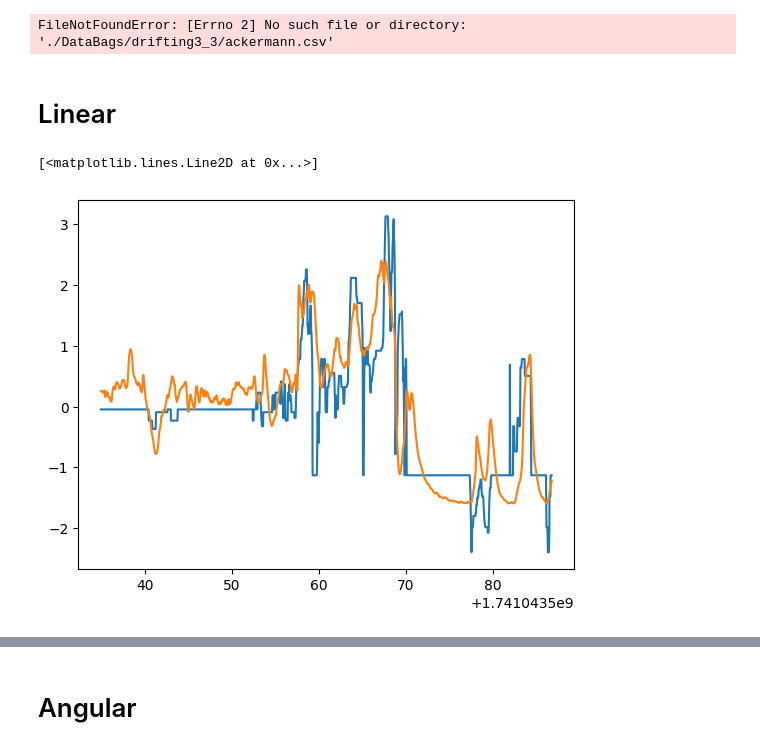
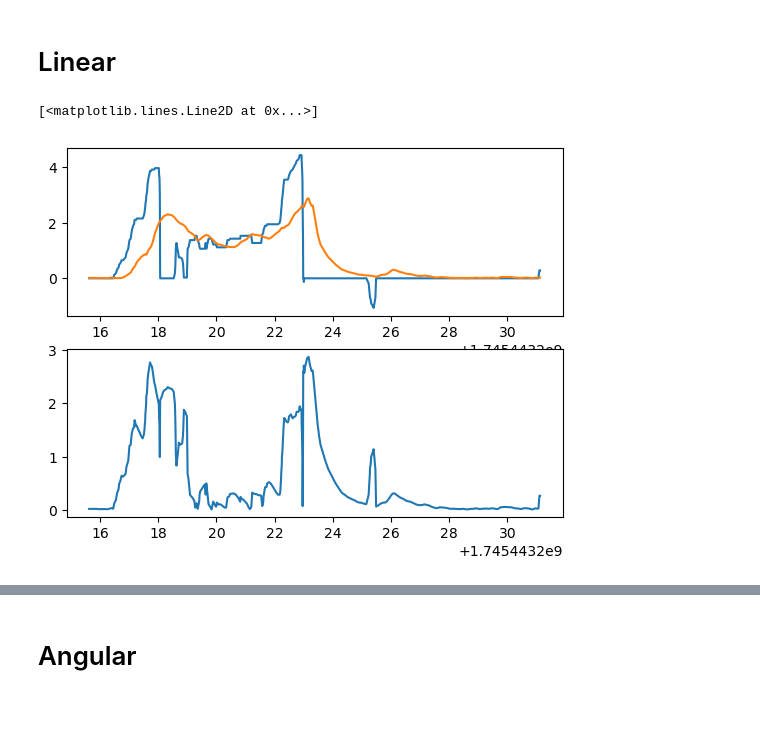
Before and after one commit to Trustworthy-Engineered-Autonomy-Lab/RoboRacer, a Jupyter notebook: drift_detection.ipynb, the cells around one changed output, grey strips where cells are left out. Saved outputs shown, nothing was run; the diff lists cells and outputs as text; code cells hidden in the pictures; blank space fills up the shorter version.

```diff
--- a/drift_detection.ipynb
+++ b/drift_detection.ipynb
@@ -5,7 +5,7 @@ import matplotlib.pyplot as plt
 import numpy as np
 # %%
 # Load CSVs
-path = './DataBags/drifting3_3'
+path = './multi_surface_track_1_1'
 
 # Linear
 ackermann = pd.read_csv(f'{path}/ackermann.csv')
@@ -13,8 +13,9 @@ odomfil = pd.read_csv(f'{path}/odomfil.csv')
 
 # Angular
 imu = pd.read_csv(f'{path}/imu.csv')
+
+# IDEK
+stack_odom = pd.read_csv(f'{path}/odom_drift.csv')
-# %% [output]
-FileNotFoundError: [Errno 2] No such file or directory: './DataBags/drifting3_3/ackermann.csv'
 # %% [markdown]
 # Linear
 # %%
@@ -23,25 +25,32 @@ odomfil_sorted = odomfil.sort_values(['sec', 'nanosec'], ignore_index=True)
 # %%
 from sklearn.preprocessing import StandardScaler
 from math import atan2, asin
 
 # Scale throttle['speed'] and odom velocity
-scaler = StandardScaler()
-scaler.fit(throttle_sorted['speed'].values.reshape(-1, 1))
-throttle_scaled = scaler.transform(throttle_sorted['speed'].values.reshape(-1, 1)).squeeze(axis=-1)
+#scaler = StandardScaler()
+#scaler.fit(throttle_sorted['speed'].values.reshape(-1, 1))
+#throttle_scaled = scaler.transform(throttle_sorted['speed'].values.reshape(-1, 1)).squeeze(axis=-1)
+throttle_scaled = throttle_sorted['speed']
 
 # Combine x and y
 odomfil_comb = np.sqrt((odomfil_sorted['twist_linear_y'] ** 2) + (odomfil_sorted['twist_linear_x'] ** 2))
 
-scaler.fit(odomfil_comb.values.reshape(-1, 1))
-odomfil_scaled = scaler.transform(odomfil_comb.values.reshape(-1, 1)).squeeze(axis=-1)
+#scaler.fit(odomfil_comb.values.reshape(-1, 1))
+#odomfil_scaled = scaler.transform(odomfil_comb.values.reshape(-1, 1)).squeeze(axis=-1)
+odomfil_scaled = odomfil_comb
 
 # Resample to same length
-odomfil_scaled = np.interp((throttle_sorted['sec'] + throttle_sorted['nanosec'] * 10**-9), (odomfil_sorted['sec'] + odomfil_sorted['nanosec'] * 10**-9), odomfil_scaled)
+odomfil_scaled = 2*np.interp((throttle_sorted['sec'] + throttle_sorted['nanosec'] * 10**-9), (odomfil_sorted['sec'] + odomfil_sorted['nanosec'] * 10**-9), odomfil_scaled)
 odomfil_position_x = np.interp((throttle_sorted['sec'] + throttle_sorted['nanosec'] * 10**-9), (odomfil_sorted['sec'] + odomfil_sorted['nanosec'] * 10**-9), odomfil_sorted['position_x'])
 odomfil_position_y = np.interp((throttle_sorted['sec'] + throttle_sorted['nanosec'] * 10**-9), (odomfil_sorted['sec'] + odomfil_sorted['nanosec'] * 10**-9), odomfil_sorted['position_y'])
 
-plt.plot((throttle_sorted['sec'] + throttle_sorted['nanosec'] * 10**-9), throttle_scaled)
-plt.plot((throttle_sorted['sec'] + throttle_sorted['nanosec'] * 10**-9), odomfil_scaled)
+fig, axs = plt.subplots(2)
+
+axs[0].plot((throttle_sorted['sec'] + throttle_sorted['nanosec'] * 10**-9), throttle_scaled)
+axs[0].plot((throttle_sorted['sec'] + throttle_sorted['nanosec'] * 10**-9), odomfil_scaled)
+#axs[0].plot((throttle_sorted['sec'] + throttle_sorted['nanosec'] * 10**-9), throttle_sorted['steering_angle'])
+
+axs[1].plot((throttle_sorted['sec'] + throttle_sorted['nanosec'] * 10**-9), abs(throttle_scaled - odomfil_scaled))
 # %% [output]
 [<matplotlib.lines.Line2D at 0x...>]
-[figure, old version]
+[figure, new version]
```
Also changed, not shown: parts of 14 cells of this notebook.
